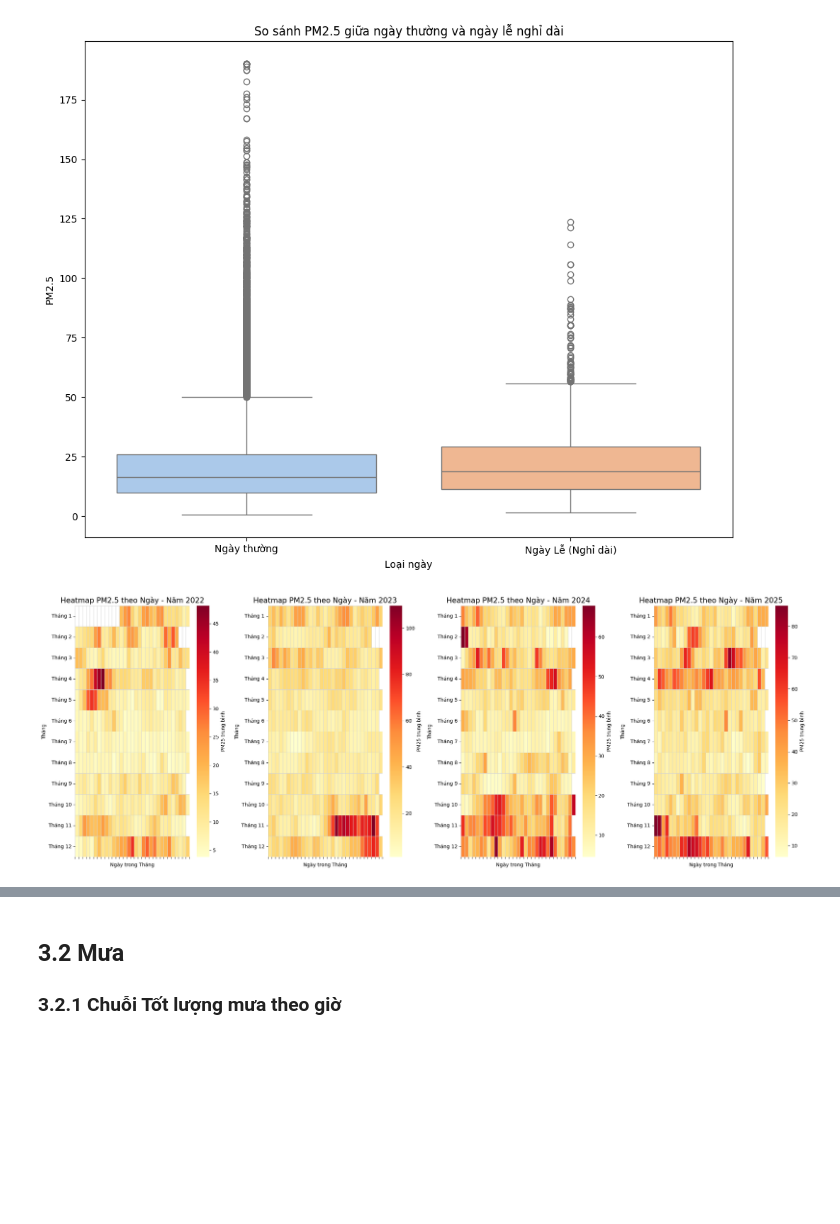
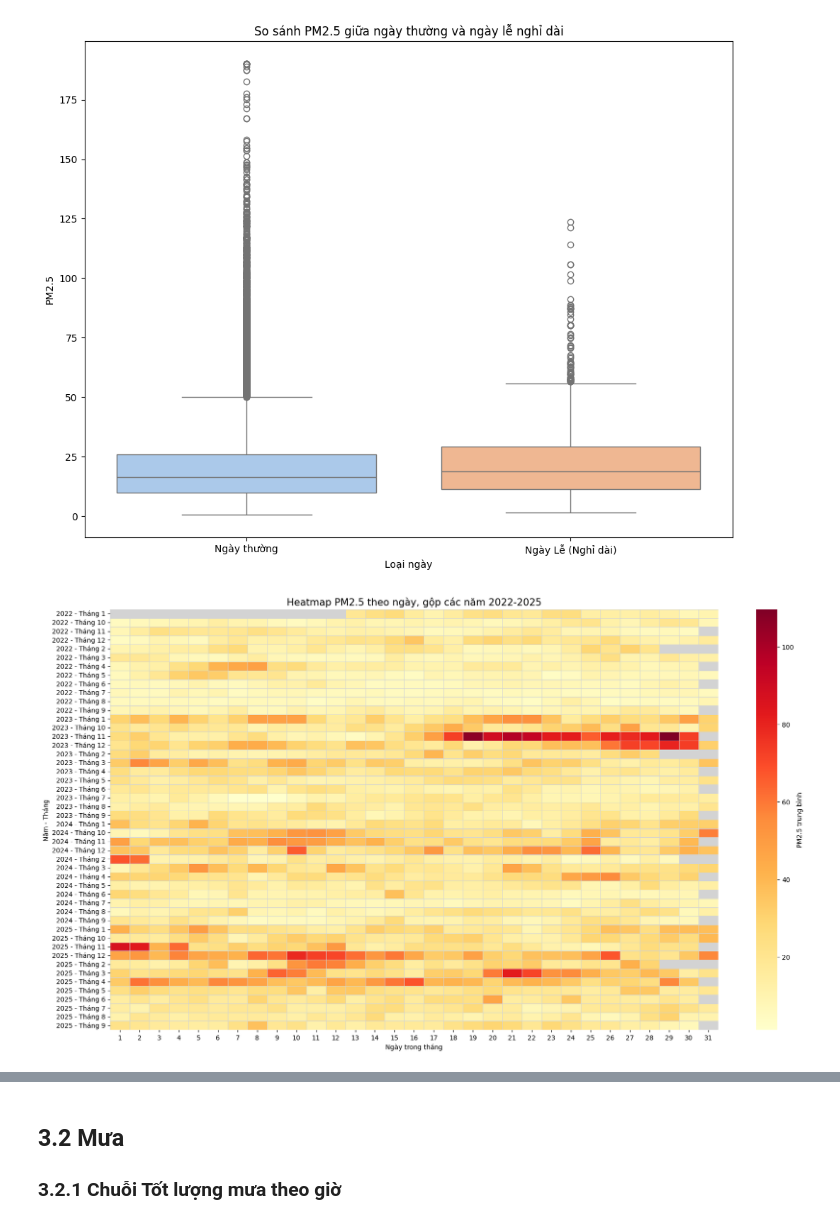
Before and after one commit to HoangHumg1210/hoankiem-air-quality-forecasting, a Jupyter notebook: notebooks/02_eda.ipynb, the cells around one changed output, grey strips where cells are left out. Drawn from its saved outputs; the diff is of its cells as text; code cells hidden in the pictures; blank space fills up the shorter version.

```diff
--- a/notebooks/02_eda.ipynb
+++ b/notebooks/02_eda.ipynb
@@ -663,48 +668,49 @@ Passing `palette` without assigning `hue` is deprecated and will be removed in v
   sns.boxplot(x='IsHoliday', y='PM25', data=df_plot, palette='pastel')
 [figure]
 # %%
+
 
 daily_aqi = df['PM25'].resample('D').mean()
 
-def make_heatmap(series, year, ax):
-    year_data = series.loc[str(year)]
+data = daily_aqi.to_frame('PM25')
+data['Year'] = data.index.year
+data['Month'] = data.index.month
+data['Day'] = data.index.day
 
-    data = year_data.to_frame('PM25')
-    data['Month'] = data.index.month
-    data['Day'] = data.index.day
+data = data[data['Year'].isin([2022, 2023, 2024, 2025])]
 
-    heatmap_data = (
-        data.pivot_table(index='Month', columns='Day', values='PM25', aggfunc='mean')
-            .reindex(index=range(1, 13), columns=range(1, 32))
+data['Year_Month'] = (
+    data['Year'].astype(str) + ' - Tháng ' + data['Month'].astype(str)
+)
+
+heatmap_data = (
+    data.pivot_table(
+        index='Year_Month',
+        columns='Day',
+        values='PM25',
+        aggfunc='mean'
     )
+    .reindex(columns=range(1, 32))
+)
 
-    sns.heatmap(
-        heatmap_data,
-        ax=ax,
-        cmap='YlOrRd',
-        linewidths=0.5,
-        linecolor='lightgrey',
-        cbar_kws={'label': 'PM25 trung bình'}
-    )
+cmap = cm.get_cmap('YlOrRd').copy()
+cmap.set_bad(color='lightgrey')  # màu cho ô NaN
 
-    month_names = ['Tháng 1','Tháng 2','Tháng 3','Tháng 4','Tháng 5','Tháng 6',
-                   'Tháng 7','Tháng 8','Tháng 9','Tháng 10','Tháng 11','Tháng 12']
-    ax.set_yticklabels([month_names[i-1] for i in heatmap_data.index], rotation=0)
-    ax.xaxis.set_major_locator(ticker.MultipleLocator(1))
-    ax.set_xlabel('Ngày trong Tháng')
-    ax.set_ylabel('Tháng')
-    ax.set_title(f'Heatmap PM2.5 theo Ngày - Năm {year}', fontsize=15)
+plt.figure(figsize=(18, 10))
 
+sns.heatmap(
+    heatmap_data,
+    cmap=cmap,
+    linewidths=0.5,
+    linecolor='lightgrey',
+    cbar_kws={'label': 'PM2.5 trung bình'}
+)
 
-fig, axes = plt.subplots(1, 4, figsize=(22, 8))
-
-make_heatmap(daily_aqi, 2022, axes[0])
-make_heatmap(daily_aqi, 2023, axes[1])
-make_heatmap(daily_aqi, 2024, axes[2])
-make_heatmap(daily_aqi, 2025, axes[3])
-
+plt.xlabel('Ngày trong tháng')
+plt.ylabel('Năm - Tháng')
+plt.title('Heatmap PM2.5 theo ngày, gộp các năm 2022-2025', fontsize=15)
 
 plt.tight_layout()
 plt.show()
 # %% [output]
-[figure, old version]
+[figure, new version]
```
Also changed, not shown: parts of 5 cells of this notebook, 47 other files.
